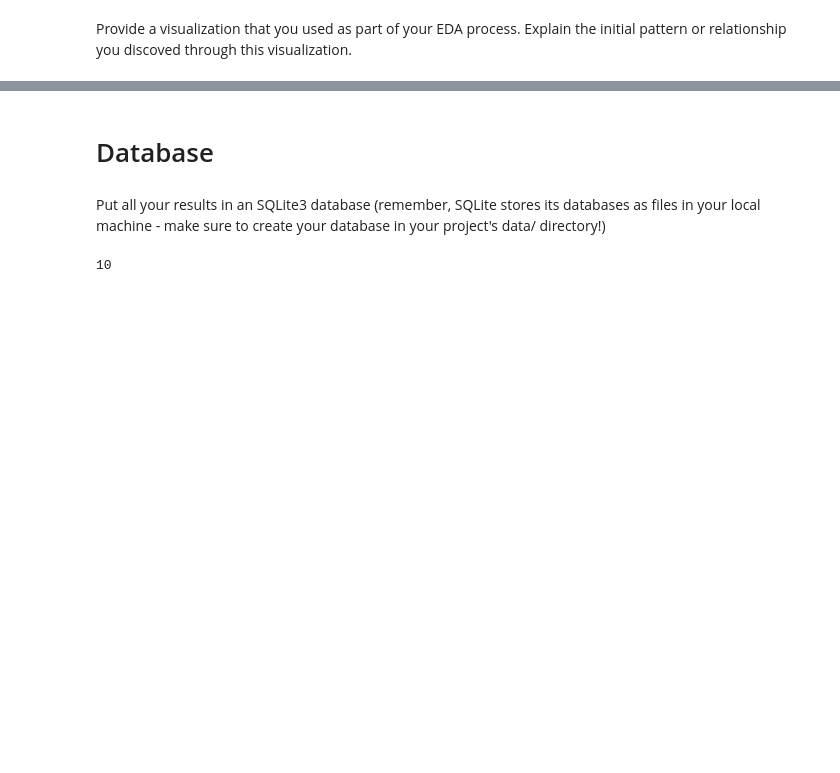
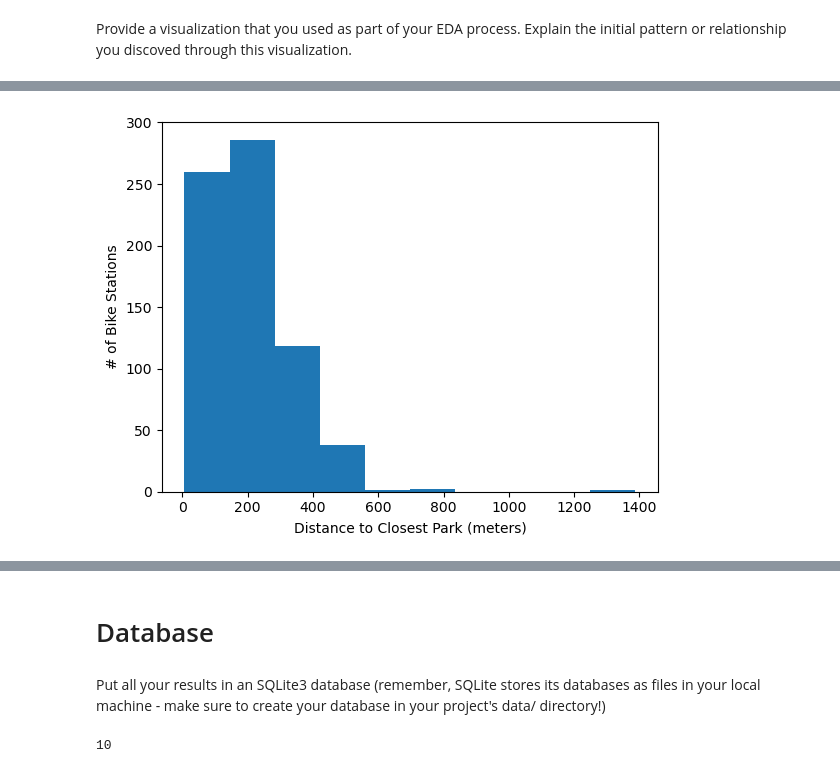
Before and after one commit to yousufellithy/Statistical-Modelling-Project, a Jupyter notebook: notebooks/joining_data.ipynb, the cells around one changed output, grey strips where cells are left out. Saved outputs shown, nothing was run; the diff lists cells and outputs as text; code cells hidden in the pictures; blank space fills up the shorter version.

```diff
--- a/notebooks/joining_data.ipynb
+++ b/notebooks/joining_data.ipynb
@@ -43,0 +151,7 @@ plt.show()
+# %%
+plt.hist(df_fsq['Distance to Closest Park'])
+plt.xlabel('Distance to Closest Park (meters)')
+plt.ylabel('# of Bike Stations')
+plt.show()
+# %% [output]
+[figure, added]
```
Also changed, not shown: parts of 28 cells of this notebook.
